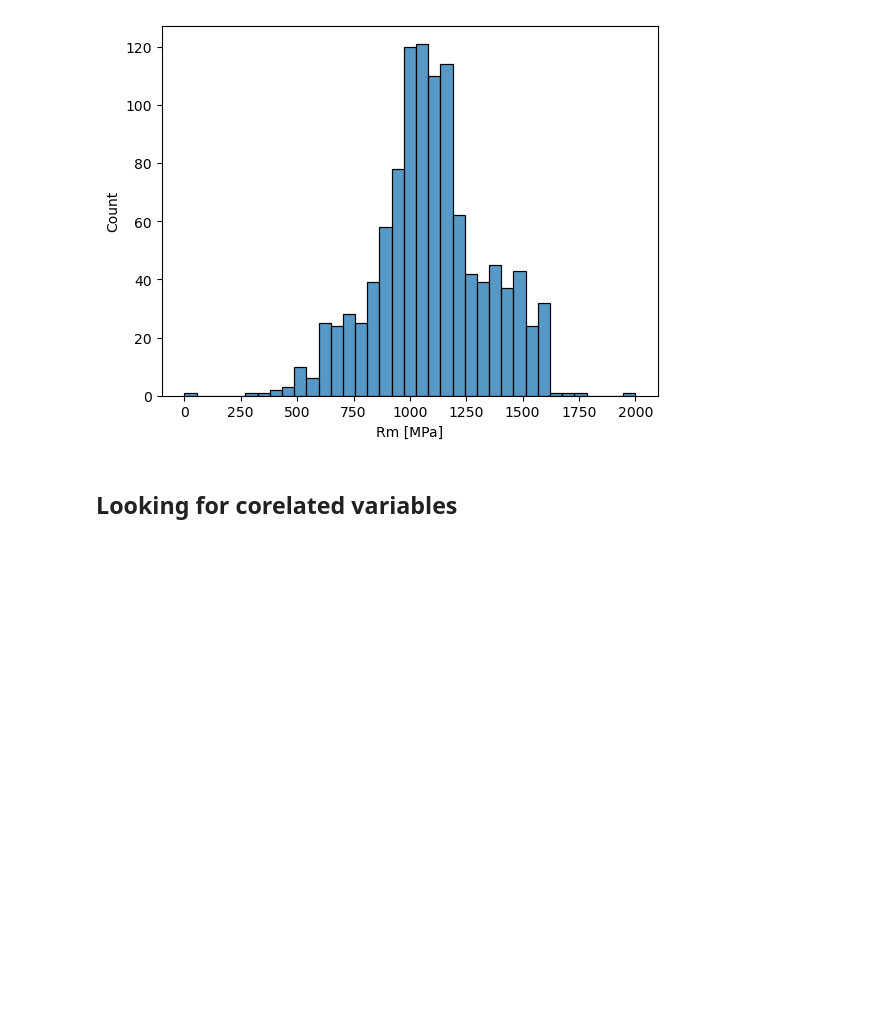
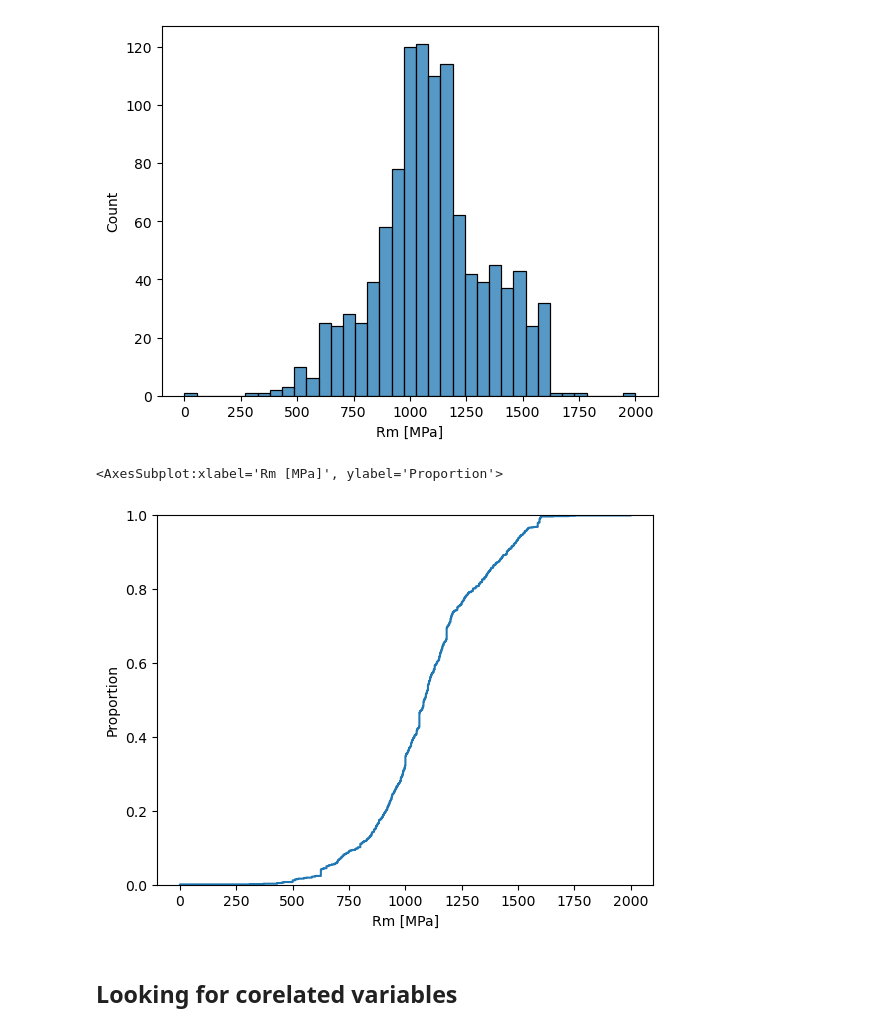
Before and after one commit to akbuchowicz/foundry-project, a Jupyter notebook: data_preprocessing.ipynb, the cells around one changed output. Saved outputs shown, nothing was run; the diff lists cells and outputs as text; code cells hidden in the pictures; blank space fills up the shorter version.

```diff
--- a/data_preprocessing.ipynb
+++ b/data_preprocessing.ipynb
@@ -339,6 +349,11 @@ sns.histplot(df_y['Rm [MPa]'])
 # %% [output]
 <AxesSubplot:xlabel='Rm [MPa]', ylabel='Count'>
 [figure]
+# %%
+sns.ecdfplot(data=df_y['Rm [MPa]'])
+# %% [output]
+<AxesSubplot:xlabel='Rm [MPa]', ylabel='Proportion'>
+[figure, added]
 # %% [markdown]
 ## Looking for corelated variables
 # %%
```
Also changed, not shown: parts of 3 cells of this notebook.
